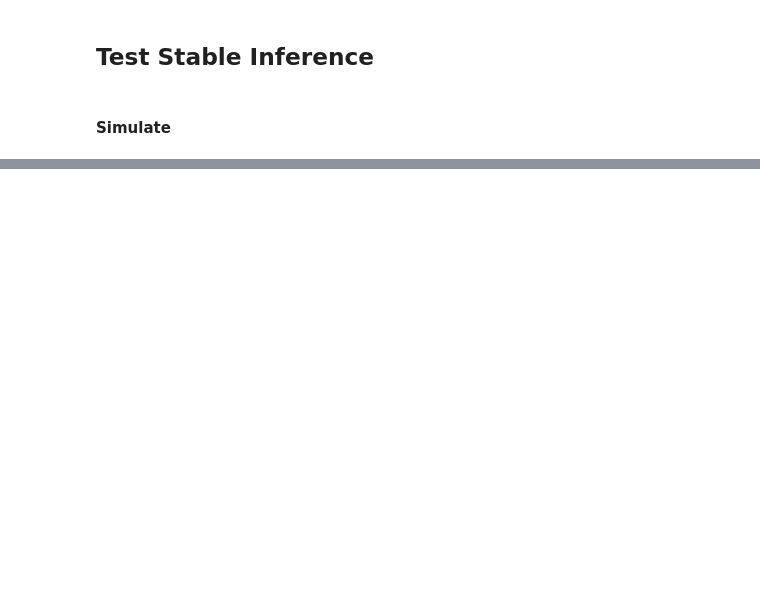
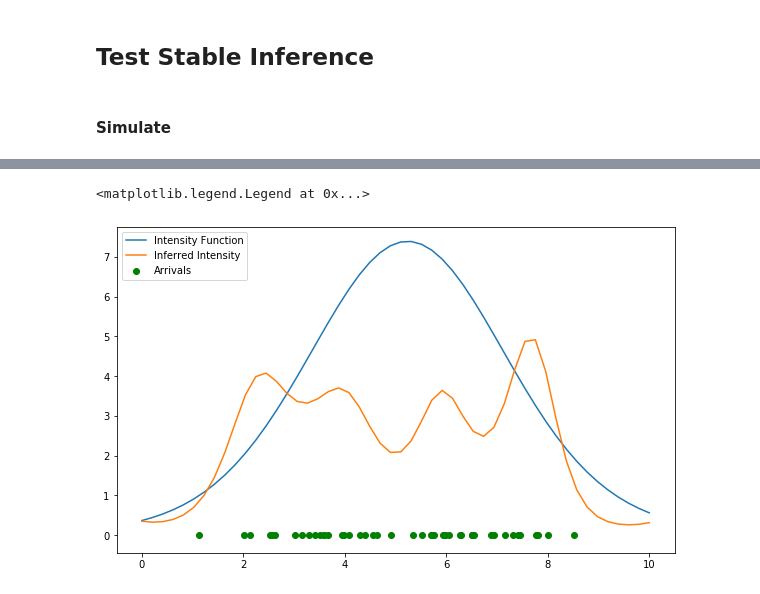
Before and after one commit to g-benton/GWBAO, a Jupyter notebook: cox-process/inference.ipynb, the cells around one changed output, grey strips where cells are left out. Saved outputs shown, nothing was run; the diff lists cells and outputs as text; code cells hidden in the pictures; blank space fills up the shorter version.

```diff
--- a/cox-process/inference.ipynb
+++ b/cox-process/inference.ipynb
@@ -156,0 +64,9 @@ covar_mod = gpytorch.kernels.GridKernel(gpytorch.kernels.RBFKernel(), grid=grid)
+# %%
+plt.figure(figsize=(10, 6))
+plt.plot(intense_pts, log_intense_vals.exp(), label="Intensity Function")
+plt.scatter(sim.squeeze(), torch.zeros_like(sim), label="Arrivals", color="green")
+plt.plot(intense_pts, inferred.detach().exp(), label="Inferred Intensity")
+plt.legend(loc="upper left")
+# %% [output]
+<matplotlib.legend.Legend at 0x...>
+[figure, added]
```
Also changed, not shown: parts of 22 cells of this notebook.
